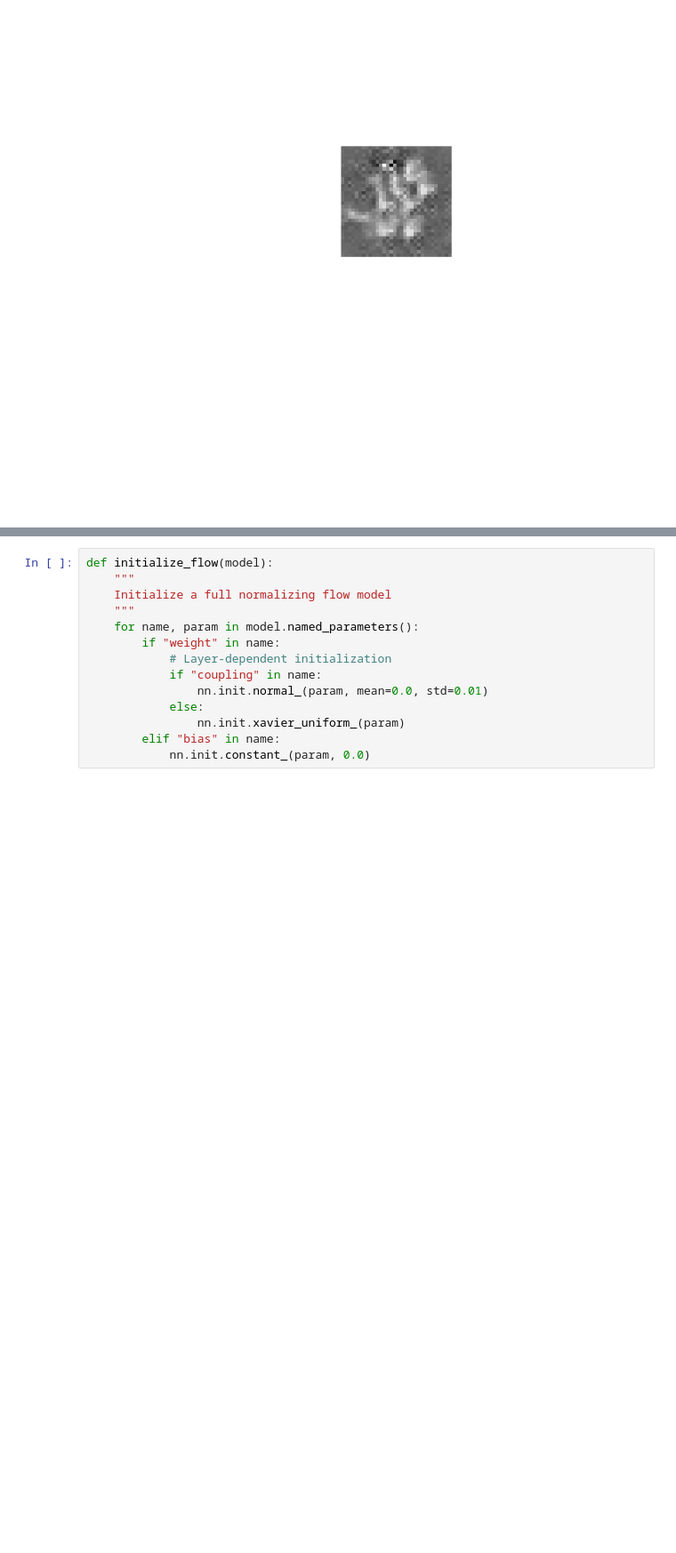
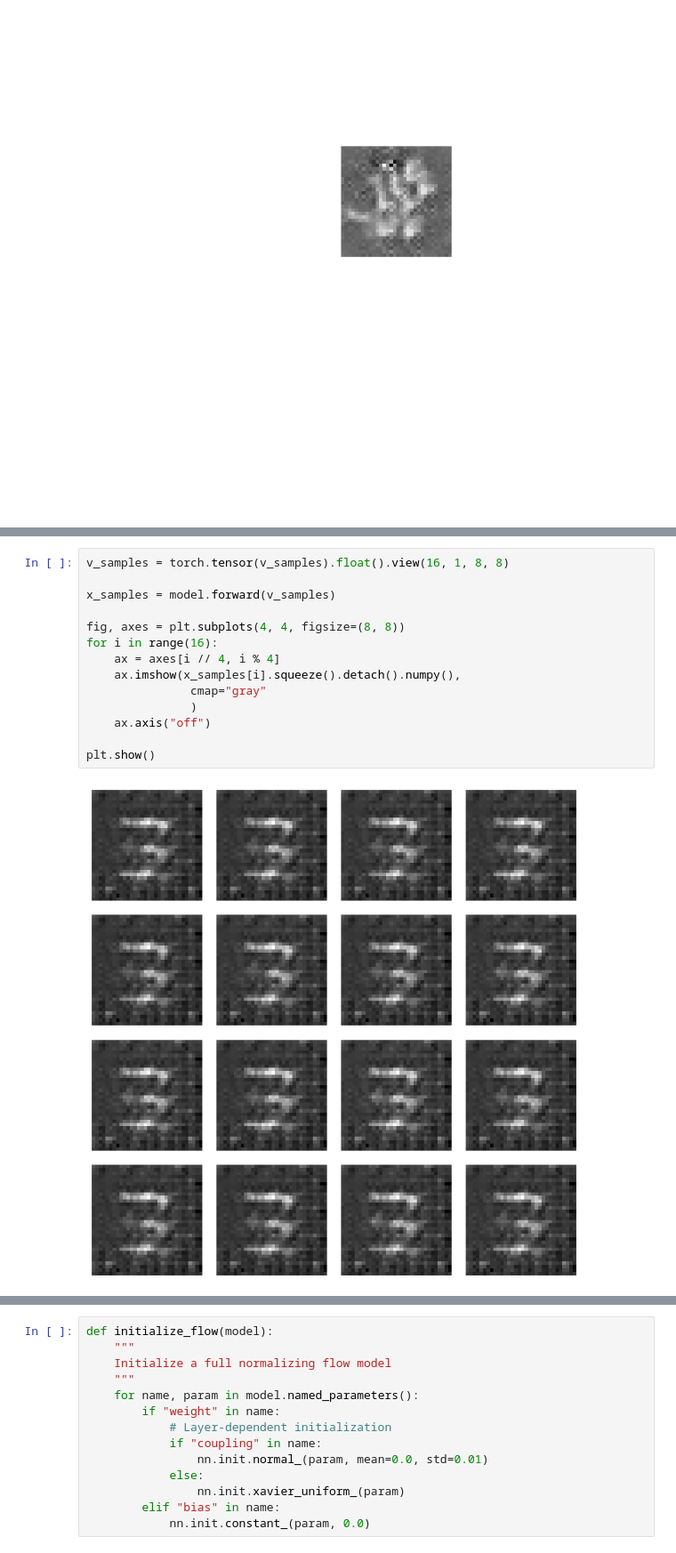
Before and after one commit to adam2392/ciflows, a Jupyter notebook: notebooks/01_injflow_results.ipynb, the cells around one changed output, grey strips where cells are left out. Shown at 89% size. Saved outputs shown, nothing was run; the diff lists cells and outputs as text; blank space fills up the shorter version.

```diff
--- a/notebooks/01_injflow_results.ipynb
+++ b/notebooks/01_injflow_results.ipynb
@@ -218 +356,17 @@ plt.show()
+# %%
+v_samples = torch.tensor(v_samples).float().view(16, 1, 8, 8)
+
+x_samples = model.forward(v_samples)
+
+fig, axes = plt.subplots(4, 4, figsize=(8, 8))
+for i in range(16):
+    ax = axes[i // 4, i % 4]
+    ax.imshow(x_samples[i].squeeze().detach().numpy(),
+               cmap="gray"
+               )
+    ax.axis("off")
+
+plt.show()
+# %% [output]
+[figure, added]
 # %% [markdown]
```
Also changed, not shown: parts of 14 cells of this notebook, 4 other files.
